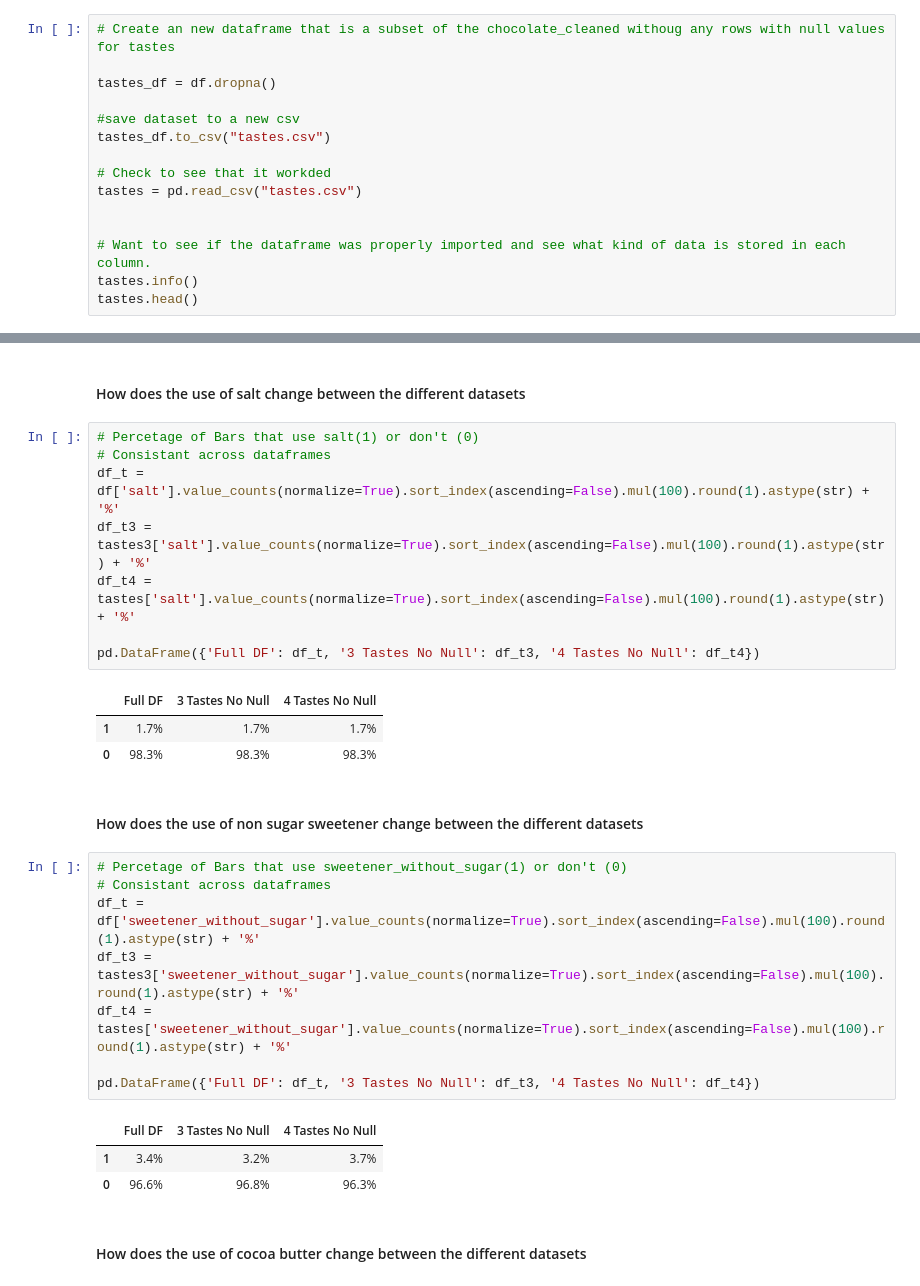
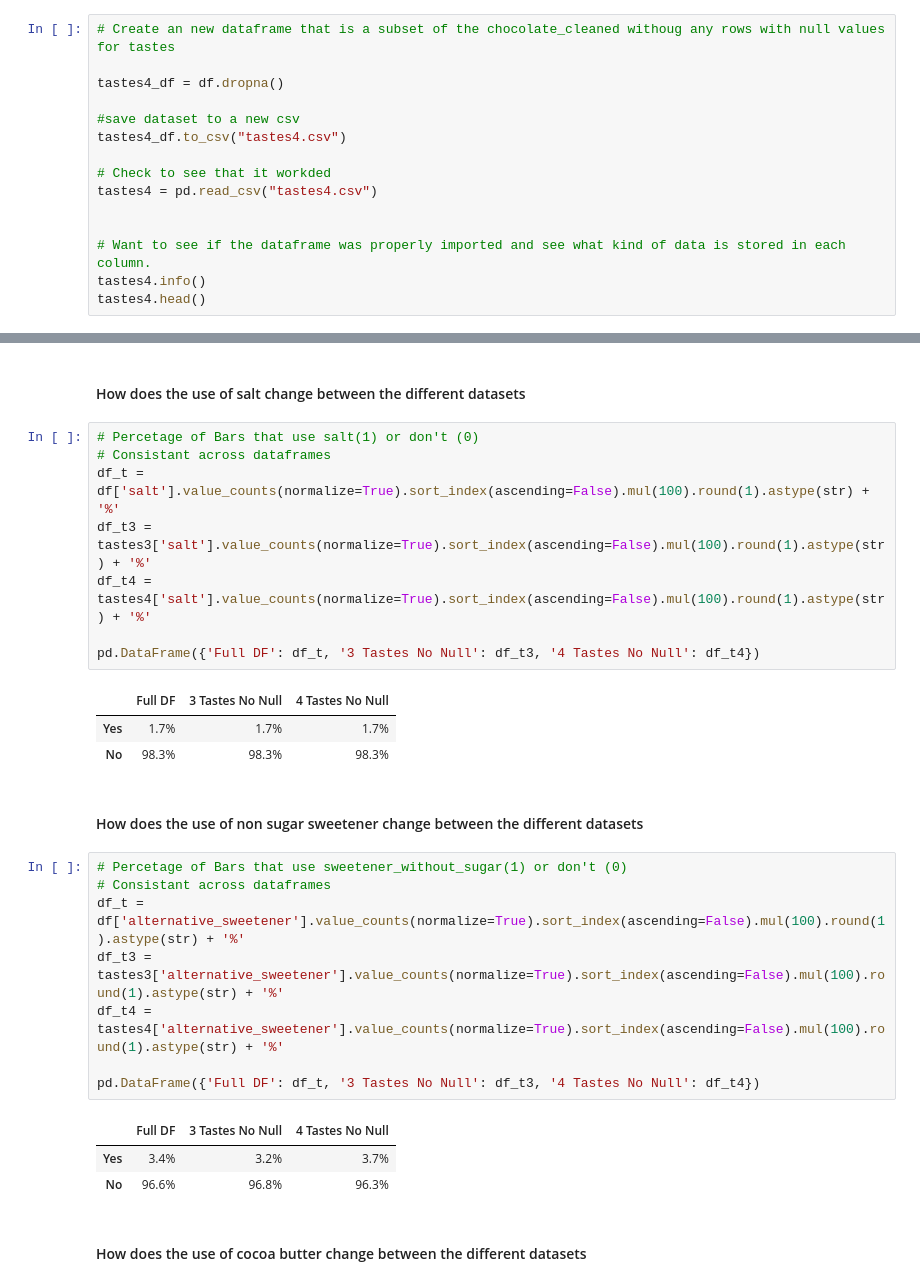
Before and after one commit to codinglikeagirl42/Checkpoint4FP, a Jupyter notebook: checkpoint-four.ipynb, the cells around one changed output, grey strips where cells are left out. Drawn from its saved outputs; the diff is of its cells as text.

```diff
--- a/checkpoint-four.ipynb
+++ b/checkpoint-four.ipynb
@@ -156,18 +156,18 @@ memory usage: 250.8+ KB
 # %%
 # Create an new dataframe that is a subset of the chocolate_cleaned withoug any rows with null values for tastes
 
-tastes_df = df.dropna()
+tastes4_df = df.dropna()
 
 #save dataset to a new csv
-tastes_df.to_csv("tastes.csv")
+tastes4_df.to_csv("tastes4.csv")
 
 # Check to see that it workded
-tastes = pd.read_csv("tastes.csv")
+tastes4 = pd.read_csv("tastes4.csv")
 
 
 # Want to see if the dataframe was properly imported and see what kind of data is stored in each column.
-tastes.info()
-tastes.head()
+tastes4.info()
+tastes4.head()
 # %% [output]
 <class 'pandas.core.frame.DataFrame'>
 RangeIndex: 242 entries, 0 to 241
@@ -268,29 +268,29 @@ pd.DataFrame({'Full DF': df_t, '3 Tastes No Null': df_t3, '4 Tastes No Null': df
 # %%
 # Percetage of Bars that use salt(1) or don't (0)
 # Consistant across dataframes
 df_t = df['salt'].value_counts(normalize=True).sort_index(ascending=False).mul(100).round(1).astype(str) + '%'
 df_t3 = tastes3['salt'].value_counts(normalize=True).sort_index(ascending=False).mul(100).round(1).astype(str) + '%'
-df_t4 = tastes['salt'].value_counts(normalize=True).sort_index(ascending=False).mul(100).round(1).astype(str) + '%'
+df_t4 = tastes4['salt'].value_counts(normalize=True).sort_index(ascending=False).mul(100).round(1).astype(str) + '%'
 
 pd.DataFrame({'Full DF': df_t, '3 Tastes No Null': df_t3, '4 Tastes No Null': df_t4})
 # %% [output]
 |  | Full DF | 3 Tastes No Null | 4 Tastes No Null |
-| 1 | 1.7% | 1.7% | 1.7% |
-| 0 | 98.3% | 98.3% | 98.3% |
+| Yes | 1.7% | 1.7% | 1.7% |
+| No | 98.3% | 98.3% | 98.3% |
 # %% [markdown]
 #### How does the use of non sugar sweetener change between the different datasets
 # %%
 # Percetage of Bars that use sweetener_without_sugar(1) or don't (0)
 # Consistant across dataframes
-df_t = df['sweetener_without_sugar'].value_counts(normalize=True).sort_index(ascending=False).mul(100).round(1).astype(str) + '%'
-df_t3 = tastes3['sweetener_without_sugar'].value_counts(normalize=True).sort_index(ascending=False).mul(100).round(1).astype(str) + '%'
-df_t4 = tastes['sweetener_without_sugar'].value_counts(normalize=True).sort_index(ascending=False).mul(100).round(1).astype(str) + '%'
+df_t = df['alternative_sweetener'].value_counts(normalize=True).sort_index(ascending=False).mul(100).round(1).astype(str) + '%'
+df_t3 = tastes3['alternative_sweetener'].value_counts(normalize=True).sort_index(ascending=False).mul(100).round(1).astype(str) + '%'
+df_t4 = tastes4['alternative_sweetener'].value_counts(normalize=True).sort_index(ascending=False).mul(100).round(1).astype(str) + '%'
 
 pd.DataFrame({'Full DF': df_t, '3 Tastes No Null': df_t3, '4 Tastes No Null': df_t4})
 # %% [output]
 |  | Full DF | 3 Tastes No Null | 4 Tastes No Null |
-| 1 | 3.4% | 3.2% | 3.7% |
-| 0 | 96.6% | 96.8% | 96.3% |
+| Yes | 3.4% | 3.2% | 3.7% |
+| No | 96.6% | 96.8% | 96.3% |
 # %% [markdown]
 #### How does the use of cocoa butter change between the different datasets
 # %%
```
Also changed, not shown: parts of 15 cells of this notebook, 5 other files.
